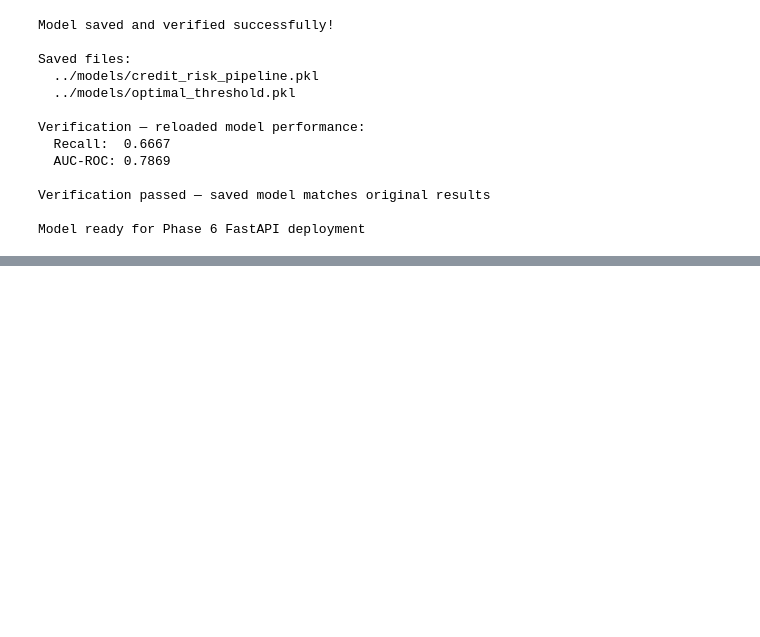
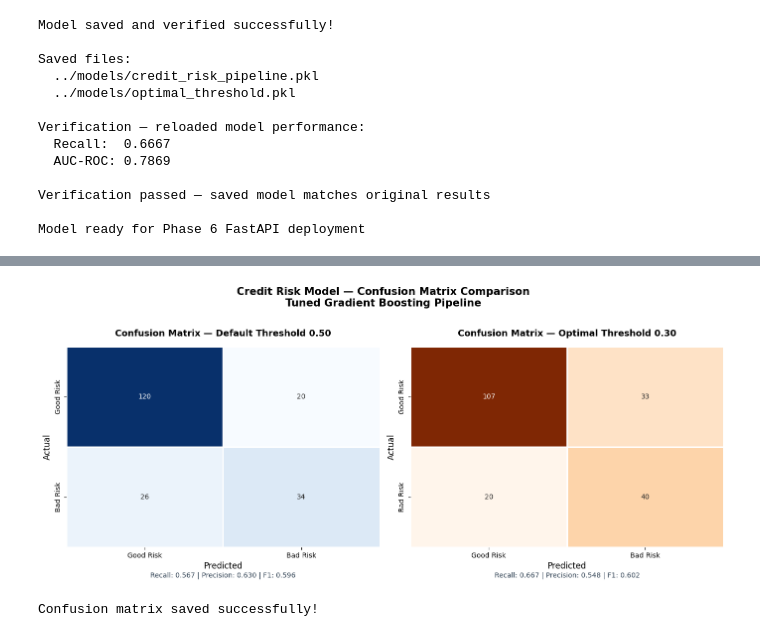
Before and after one commit to Aluka-Analysis/credit-risk-ml-system, a Jupyter notebook: notebooks/03_model_training_v2.ipynb, the cells around one changed output, grey strips where cells are left out. Drawn from its saved outputs; the diff is of its cells as text; code cells hidden in the pictures; blank space fills up the shorter version.

Commit message:
All 4 visualisations, honest Pipeline CV, model saved, no data leakage

```diff
--- a/notebooks/03_model_training_v2.ipynb
+++ b/notebooks/03_model_training_v2.ipynb
@@ -525,0 +536,55 @@ Model ready for Phase 6 FastAPI deployment
+# %%
+# ─── Confusion Matrix ─────────────────────────────────────────────────────────
+fig, axes = plt.subplots(1, 2, figsize=(14, 6))
+
+# ─── Left — Default threshold 0.50 ───────────────────────────────────────────
+cm_default = confusion_matrix(y_test,
+              (y_prob_final >= 0.5).astype(int))
+
+sns.heatmap(cm_default, annot=True, fmt='d', cmap='Blues',
+            xticklabels=['Good Risk', 'Bad Risk'],
+            yticklabels=['Good Risk', 'Bad Risk'],
+            ax=axes[0], cbar=False, linewidths=1)
+axes[0].set_title('Confusion Matrix — Default Threshold 0.50',
+                  fontsize=13, fontweight='bold', pad=15)
+axes[0].set_ylabel('Actual', fontsize=12)
+axes[0].set_xlabel('Predicted', fontsize=12)
+
+# Add metric annotations
+tn, fp, fn, tp = cm_default.ravel()
+axes[0].text(0.5, -0.15,
+    f'Recall: {tp/(tp+fn):.3f} | Precision: {tp/(tp+fp):.3f} | '
+    f'F1: {2*tp/(2*tp+fp+fn):.3f}',
+    transform=axes[0].transAxes, ha='center',
+    fontsize=10, color='#2c3e50')
+
+# ─── Right — Optimal threshold 0.30 ──────────────────────────────────────────
+cm_optimal = confusion_matrix(y_test, y_pred_optimal)
+
+sns.heatmap(cm_optimal, annot=True, fmt='d', cmap='Oranges',
+            xticklabels=['Good Risk', 'Bad Risk'],
+            yticklabels=['Good Risk', 'Bad Risk'],
+            ax=axes[1], cbar=False, linewidths=1)
+axes[1].set_title('Confusion Matrix — Optimal Threshold 0.30',
+                  fontsize=13, fontweight='bold', pad=15)
+axes[1].set_ylabel('Actual', fontsize=12)
+axes[1].set_xlabel('Predicted', fontsize=12)
+
+tn, fp, fn, tp = cm_optimal.ravel()
+axes[1].text(0.5, -0.15,
+    f'Recall: {tp/(tp+fn):.3f} | Precision: {tp/(tp+fp):.3f} | '
+    f'F1: {2*tp/(2*tp+fp+fn):.3f}',
+    transform=axes[1].transAxes, ha='center',
+    fontsize=10, color='#2c3e50')
+
+plt.suptitle('Credit Risk Model — Confusion Matrix Comparison\n'
+             'Tuned Gradient Boosting Pipeline',
+             fontsize=15, fontweight='bold', y=1.02)
+plt.tight_layout()
+plt.savefig('../data/processed/10_confusion_matrix.png',
+            dpi=150, bbox_inches='tight')
+plt.show()
+print("Confusion matrix saved successfully!")
+# %% [output]
+[figure, added]
+Confusion matrix saved successfully!
```
Also changed, not shown: parts of 4 cells of this notebook, 4 other files.
